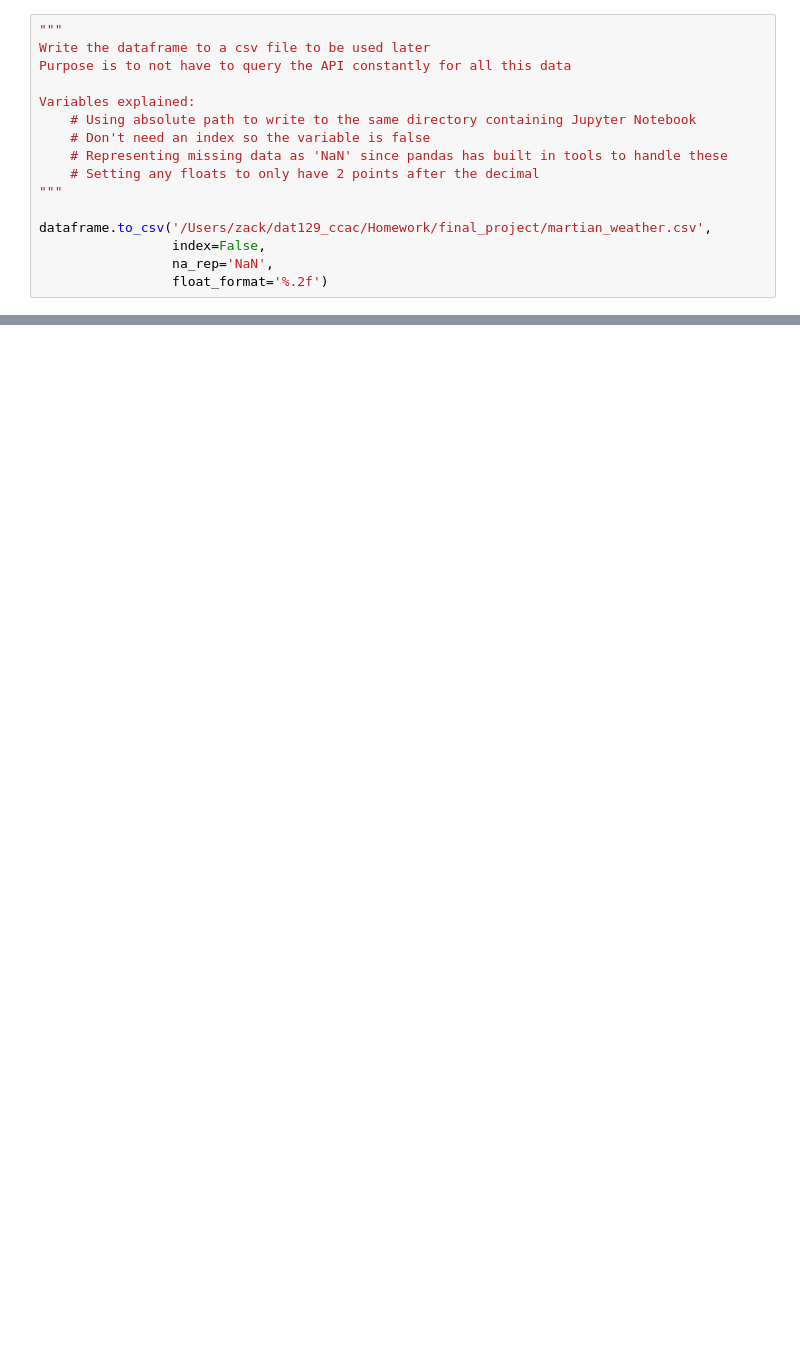
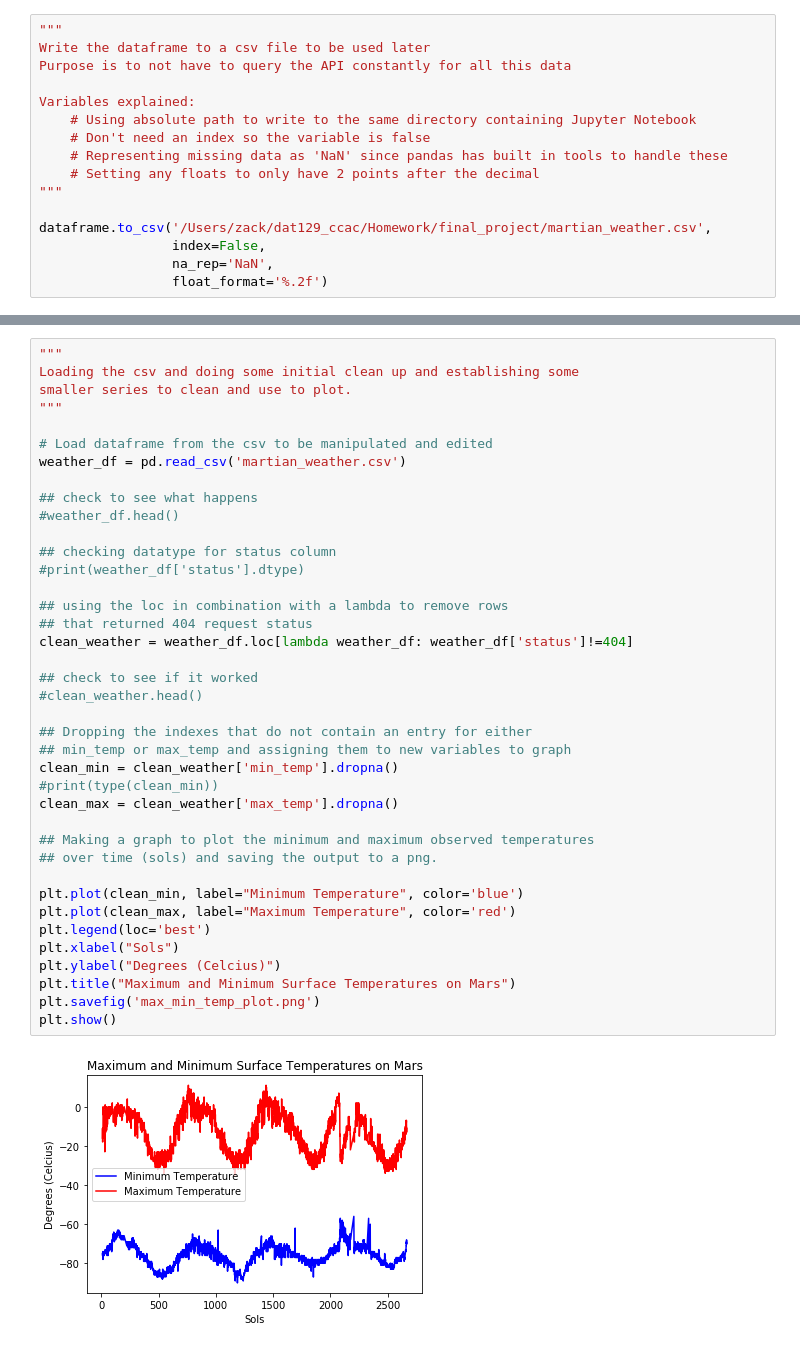
Before and after one commit to zachary-trozenski/dat129_ccac, a Jupyter notebook: Homework/final_project/Final_Project_DAT_129.ipynb, the cells around one changed output, grey strips where cells are left out. Cells and saved outputs as stored; diff of their text form; blank space fills up the shorter version.

Commit message:
Adding dat129 final project script, output, and README

```diff
--- a/Homework/final_project/Final_Project_DAT_129.ipynb
+++ b/Homework/final_project/Final_Project_DAT_129.ipynb
@@ -154,0 +85,41 @@ weather_df.head()
+# %%
+"""
+Loading the csv and doing some initial clean up and establishing some
+smaller series to clean and use to plot.
+"""
+
+# Load dataframe from the csv to be manipulated and edited
+weather_df = pd.read_csv('martian_weather.csv')
+
+## check to see what happens
+#weather_df.head()
+
+## checking datatype for status column
+#print(weather_df['status'].dtype)
+
+## using the loc in combination with a lambda to remove rows
+## that returned 404 request status
+clean_weather = weather_df.loc[lambda weather_df: weather_df['status']!=404]
+
+## check to see if it worked
+#clean_weather.head()
+
+## Dropping the indexes that do not contain an entry for either
+## min_temp or max_temp and assigning them to new variables to graph
+clean_min = clean_weather['min_temp'].dropna()
+#print(type(clean_min))
+clean_max = clean_weather['max_temp'].dropna()
+
+## Making a graph to plot the minimum and maximum observed temperatures
+## over time (sols) and saving the output to a png.
+
+plt.plot(clean_min, label="Minimum Temperature", color='blue')
+plt.plot(clean_max, label="Maximum Temperature", color='red')
+plt.legend(loc='best')
+plt.xlabel("Sols")
+plt.ylabel("Degrees (Celcius)")
+plt.title("Maximum and Minimum Surface Temperatures on Mars")
+plt.savefig('max_min_temp_plot.png')
+plt.show()
+# %% [output]
+[figure, added]
```
Also changed, not shown: parts of 6 cells of this notebook, 4 other files.
